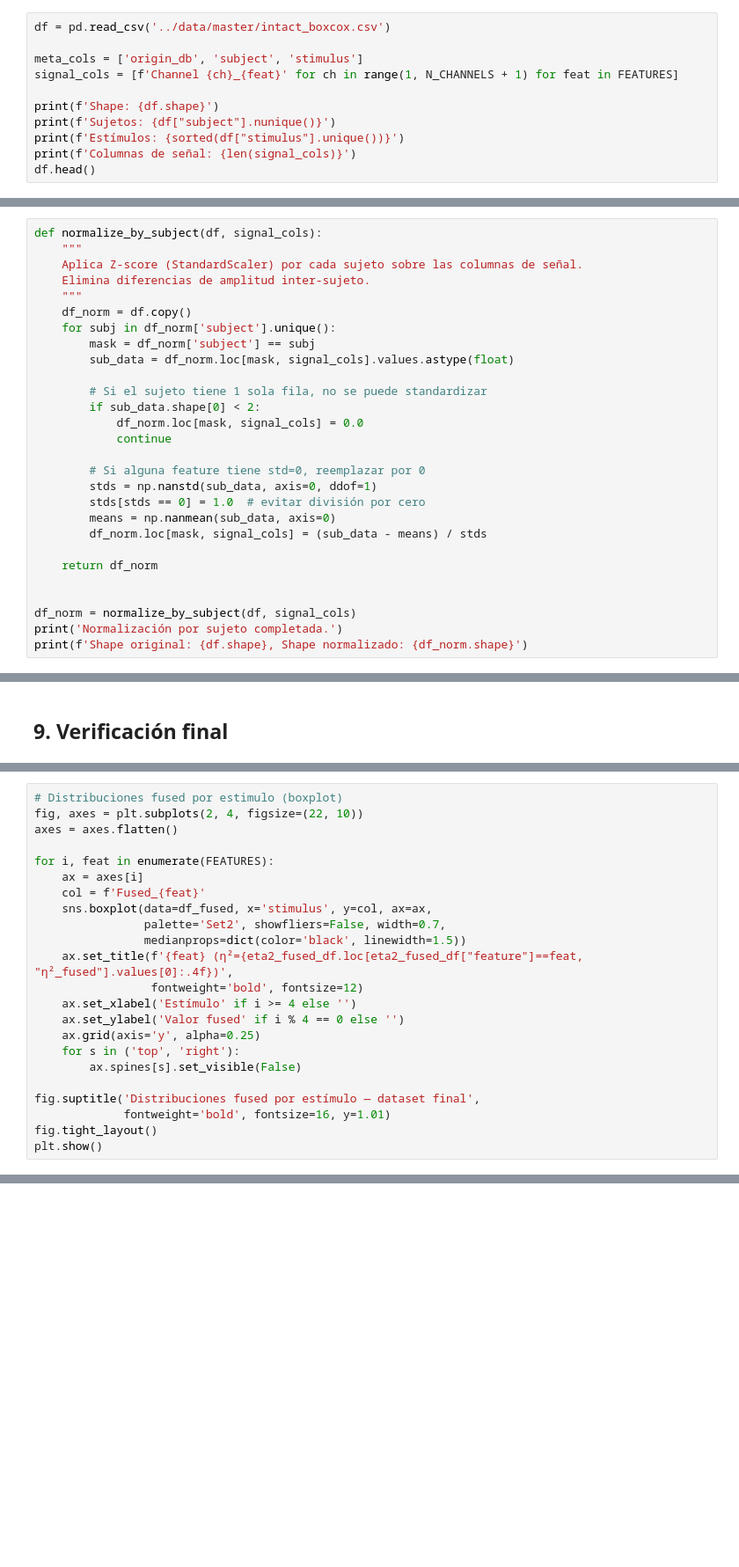
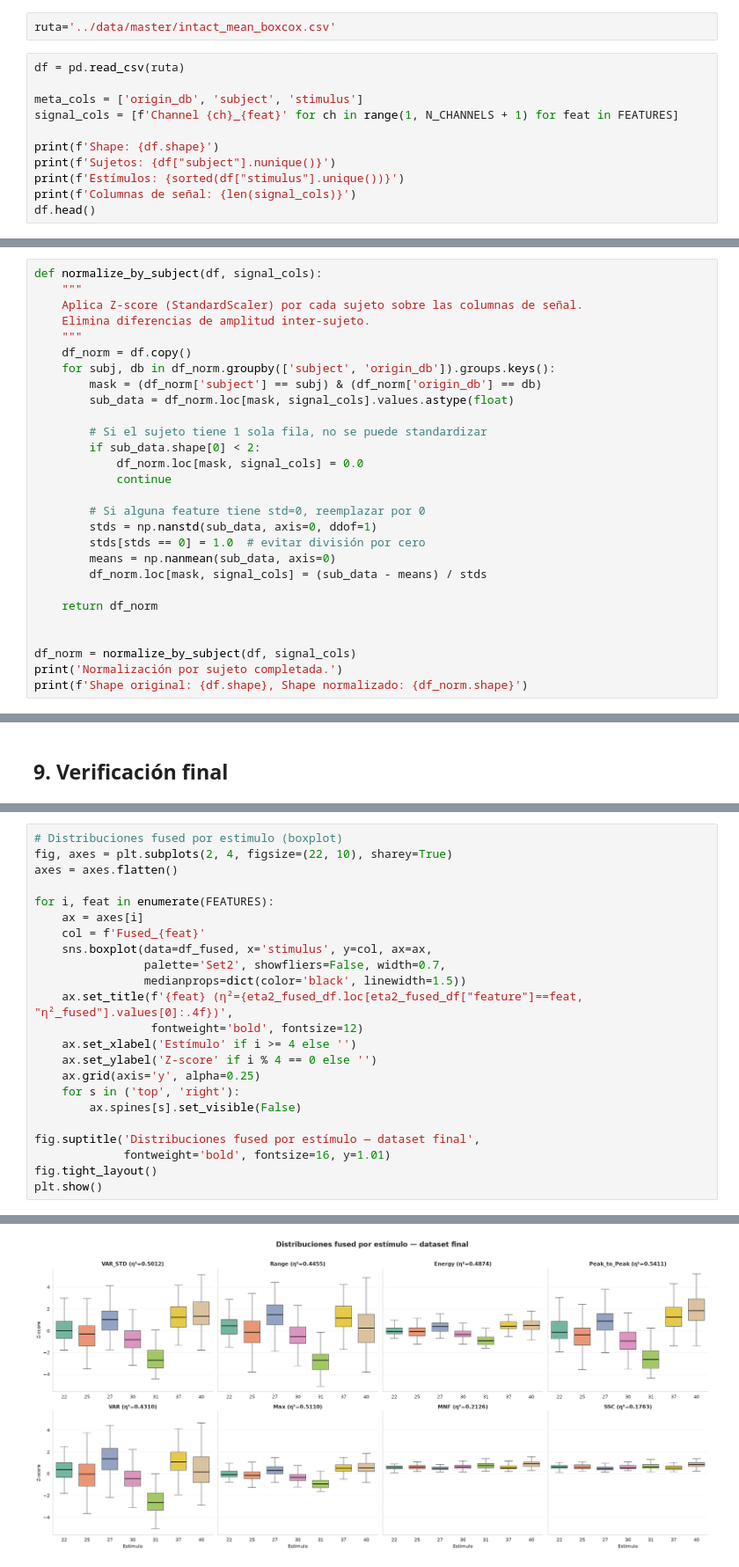
Before and after one commit to mariabda2/sEMG-ArmBand, a Jupyter notebook: notebooks/06_channel_fusion.ipynb, the cells around one changed output, grey strips where cells are left out. Shown at 88% size. Drawn from its saved outputs; the diff is of its cells as text; blank space fills up the shorter version.

```diff
--- a/notebooks/06_channel_fusion.ipynb
+++ b/notebooks/06_channel_fusion.ipynb
@@ -33,5 +35,7 @@ N_CHANNELS = 8
+# %%
+ruta='../data/master/intact_mean_boxcox.csv'
 # %%
-df = pd.read_csv('../data/master/intact_boxcox.csv')
+df = pd.read_csv(ruta)
 
 meta_cols = ['origin_db', 'subject', 'stimulus']
 signal_cols = [f'Channel {ch}_{feat}' for ch in range(1, N_CHANNELS + 1) for feat in FEATURES]
@@ -50,8 +66,8 @@ def normalize_by_subject(df, signal_cols):
     Elimina diferencias de amplitud inter-sujeto.
     """
     df_norm = df.copy()
-    for subj in df_norm['subject'].unique():
-        mask = df_norm['subject'] == subj
+    for subj, db in df_norm.groupby(['subject', 'origin_db']).groups.keys():
+        mask = (df_norm['subject'] == subj) & (df_norm['origin_db'] == db)
         sub_data = df_norm.loc[mask, signal_cols].values.astype(float)
 
         # Si el sujeto tiene 1 sola fila, no se puede standardizar
@@ -388,6 +507,6 @@ print(comparison.round(4).to_string(index=False))
 # %%
 # Distribuciones fused por estimulo (boxplot)
-fig, axes = plt.subplots(2, 4, figsize=(22, 10))
+fig, axes = plt.subplots(2, 4, figsize=(22, 10), sharey=True)
 axes = axes.flatten()
 
 for i, feat in enumerate(FEATURES):
@@ -399,7 +518,7 @@ for i, feat in enumerate(FEATURES):
     ax.set_title(f'{feat} (η²={eta2_fused_df.loc[eta2_fused_df["feature"]==feat, "η²_fused"].values[0]:.4f})',
                  fontweight='bold', fontsize=12)
     ax.set_xlabel('Estímulo' if i >= 4 else '')
-    ax.set_ylabel('Valor fused' if i % 4 == 0 else '')
+    ax.set_ylabel('Z-score' if i % 4 == 0 else '')
     ax.grid(axis='y', alpha=0.25)
     for s in ('top', 'right'):
         ax.spines[s].set_visible(False)
@@ -408,3 +527,4 @@ fig.suptitle('Distribuciones fused por estímulo — dataset final',
              fontweight='bold', fontsize=16, y=1.01)
 fig.tight_layout()
 plt.show()
+# %% [output]
@@ -411,3 +548,4 @@ plt.show()
+[figure, added]
 # %%
 # Silhouette score global del dataset fused
 from sklearn.metrics import silhouette_score
```
Also changed, not shown: parts of 19 cells of this notebook, 2 other files.
